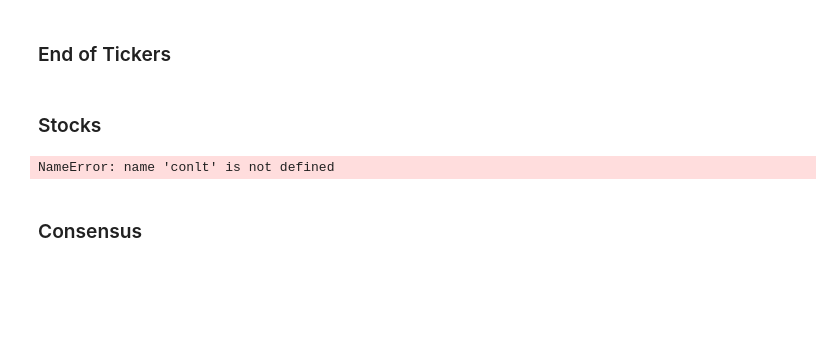
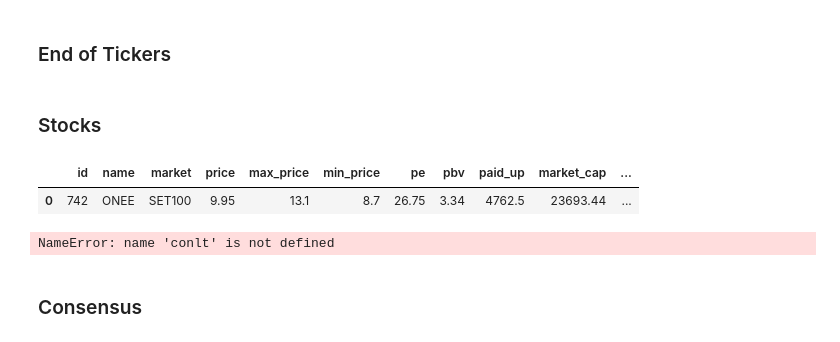
Before and after one commit to santimcs/A8, a Jupyter notebook: Database/PortLt.ipynb, the cells around one changed output. Cells and saved outputs as stored; diff of their text form; code cells hidden in the pictures; blank space fills up the shorter version.

```diff
--- a/Database/PortLt.ipynb
+++ b/Database/PortLt.ipynb
@@ -190,6 +203,19 @@ tickers_out.tail()
 ### End of Tickers
 # %% [markdown]
 ### Stocks
+# %%
+name = 'ONEE'
+sql = """
+SELECT *
+FROM stocks
+WHERE name = '%s'
+"""
+sql = sql % name
+stock = pd.read_sql(sql, conlt)
+stock
+# %% [output]
+|  | id | name | market | price | max_price | min_price | pe | pbv | paid_up | market_cap | ... |
+| 0 | 742 | ONEE | SET100 | 9.95 | 13.1 | 8.7 | 26.75 | 3.34 | 4762.5 | 23693.44 | ... |
 # %%
 sql = 'SELECT * FROM stocks ORDER BY id'
 stocks_inp = pd.read_sql(sql, conlt)
```
Also changed, not shown: parts of 1 cell of this notebook, 26 other files.
